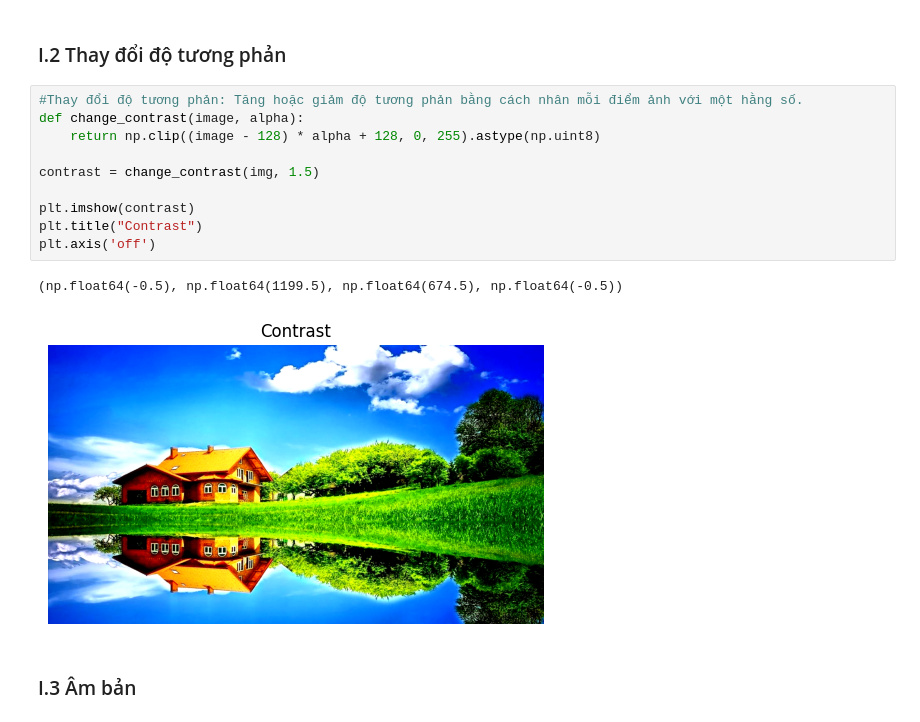
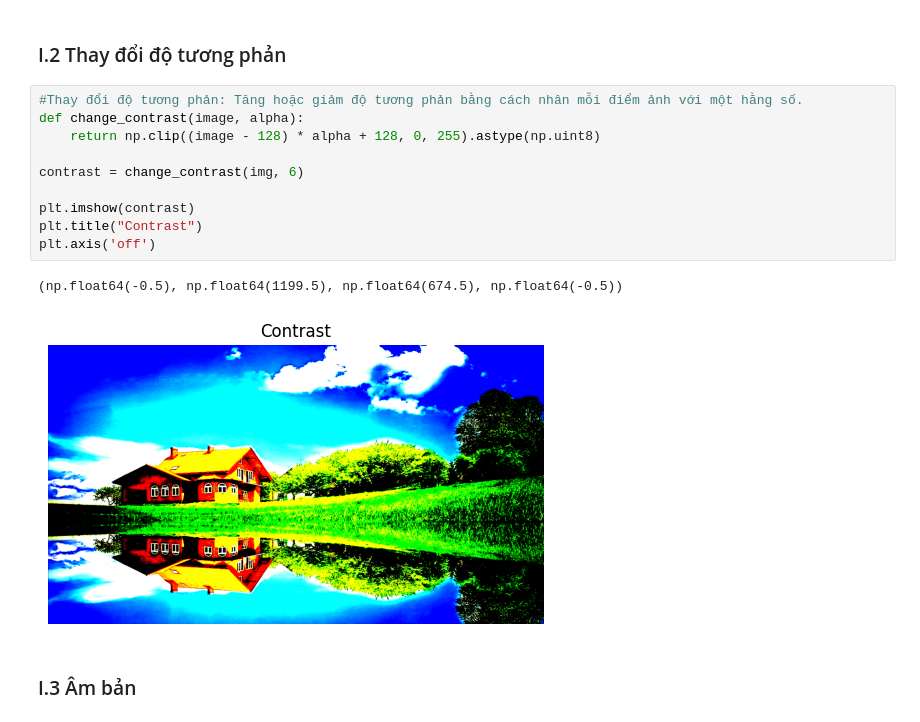
Before and after one commit to hongnhuanwork/IPCV_Group3_Lab, a Jupyter notebook: lab02/lab02.ipynb, the cells around one changed output. Saved outputs shown, nothing was run; the diff lists cells and outputs as text.

```diff
--- a/lab02/lab02.ipynb
+++ b/lab02/lab02.ipynb
@@ -39,16 +39,16 @@ plt.axis('off')
 # %%
 #Thay đổi độ tương phản: Tăng hoặc giảm độ tương phản bằng cách nhân mỗi điểm ảnh với một hằng số.
 def change_contrast(image, alpha):
     return np.clip((image - 128) * alpha + 128, 0, 255).astype(np.uint8)
 
-contrast = change_contrast(img, 1.5)
+contrast = change_contrast(img, 6)
 
 plt.imshow(contrast)
 plt.title("Contrast")
 plt.axis('off')
 # %% [output]
 (np.float64(-0.5), np.float64(1199.5), np.float64(674.5), np.float64(-0.5))
-[figure, old version]
+[figure, new version]
 # %% [markdown]
 ### I.3 Âm bản
 # %%
```
Also changed, not shown: parts of 2 cells of this notebook.
